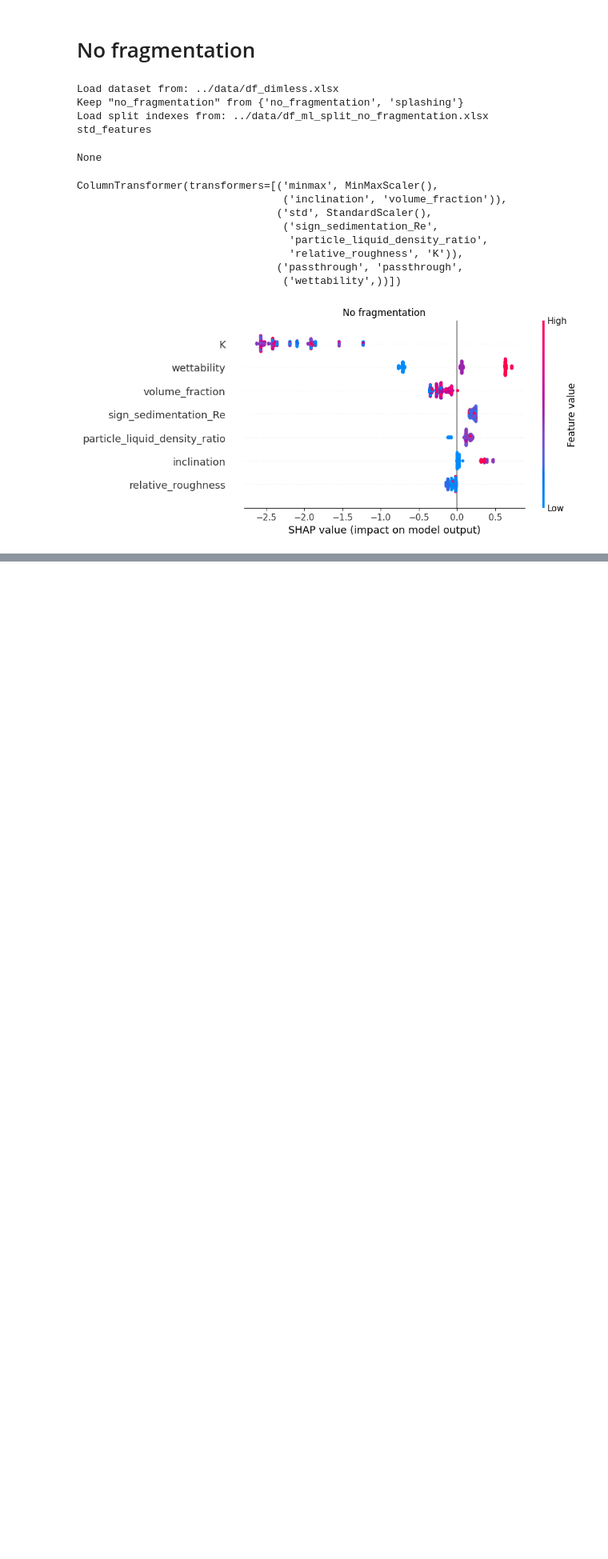
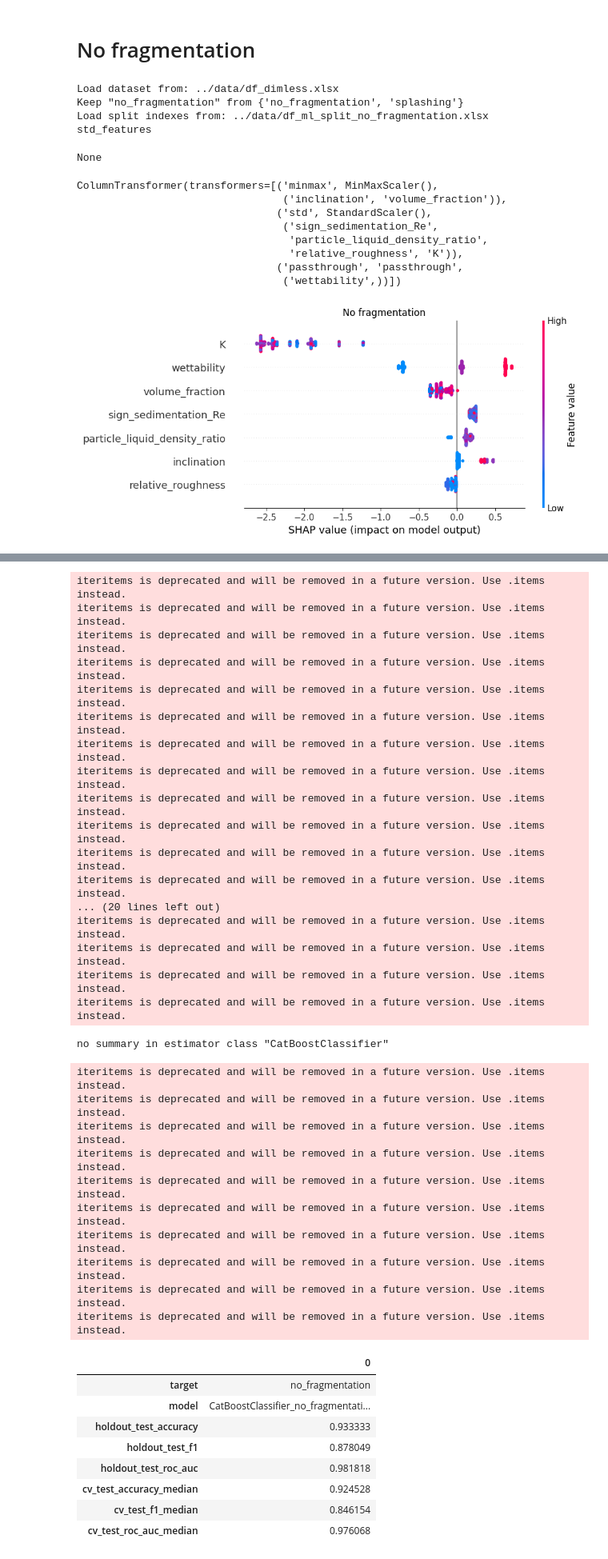
Before and after one commit to mvulf/drop-wall-impact-ml-prediction, a Jupyter notebook: notebooks/modelling_df3_dimless_shap_v0.ipynb, the cells around one changed output, grey strips where cells are left out. Shown at 80% size. Cells and saved outputs as stored; diff of their text form; code cells hidden in the pictures; blank space fills up the shorter version.

```diff
--- a/notebooks/modelling_df3_dimless_shap_v0.ipynb
+++ b/notebooks/modelling_df3_dimless_shap_v0.ipynb
@@ -122,0 +211,9 @@ plt.show()
+# %%
+ml_pipe = MLPipeline(
+    target='no_fragmentation',
+    estimator=CatBoostClassifier(verbose=False),
+    features_to_drop = (
+    ),
+    model_postfix='test',)
+ml_pipe.run(save_model_and_metrics=False)
+# %% [output]
@@ -122,0 +244,37 @@ plt.show()
+iteritems is deprecated and will be removed in a future version. Use .items instead.
+iteritems is deprecated and will be removed in a future version. Use .items instead.
+iteritems is deprecated and will be removed in a future version. Use .items instead.
+iteritems is deprecated and will be removed in a future version. Use .items instead.
+iteritems is deprecated and will be removed in a future version. Use .items instead.
+iteritems is deprecated and will be removed in a future version. Use .items instead.
+iteritems is deprecated and will be removed in a future version. Use .items instead.
+iteritems is deprecated and will be removed in a future version. Use .items instead.
+iteritems is deprecated and will be removed in a future version. Use .items instead.
+iteritems is deprecated and will be removed in a future version. Use .items instead.
+iteritems is deprecated and will be removed in a future version. Use .items instead.
+iteritems is deprecated and will be removed in a future version. Use .items instead.
+... (20 lines left out)
+iteritems is deprecated and will be removed in a future version. Use .items instead.
+iteritems is deprecated and will be removed in a future version. Use .items instead.
+iteritems is deprecated and will be removed in a future version. Use .items instead.
+iteritems is deprecated and will be removed in a future version. Use .items instead.
+no summary in estimator class "CatBoostClassifier"
+iteritems is deprecated and will be removed in a future version. Use .items instead.
+iteritems is deprecated and will be removed in a future version. Use .items instead.
+iteritems is deprecated and will be removed in a future version. Use .items instead.
+iteritems is deprecated and will be removed in a future version. Use .items instead.
+iteritems is deprecated and will be removed in a future version. Use .items instead.
+iteritems is deprecated and will be removed in a future version. Use .items instead.
+iteritems is deprecated and will be removed in a future version. Use .items instead.
+iteritems is deprecated and will be removed in a future version. Use .items instead.
+iteritems is deprecated and will be removed in a future version. Use .items instead.
+iteritems is deprecated and will be removed in a future version. Use .items instead.
+|  | 0 |
+| target | no_fragmentation |
+| model | CatBoostClassifier_no_fragmentati... |
+| holdout_test_accuracy | 0.933333 |
+| holdout_test_f1 | 0.878049 |
+| holdout_test_roc_auc | 0.981818 |
+| cv_test_accuracy_median | 0.924528 |
+| cv_test_f1_median | 0.846154 |
+| cv_test_roc_auc_median | 0.976068 |
```
Also changed, not shown: parts of 8 cells of this notebook.
